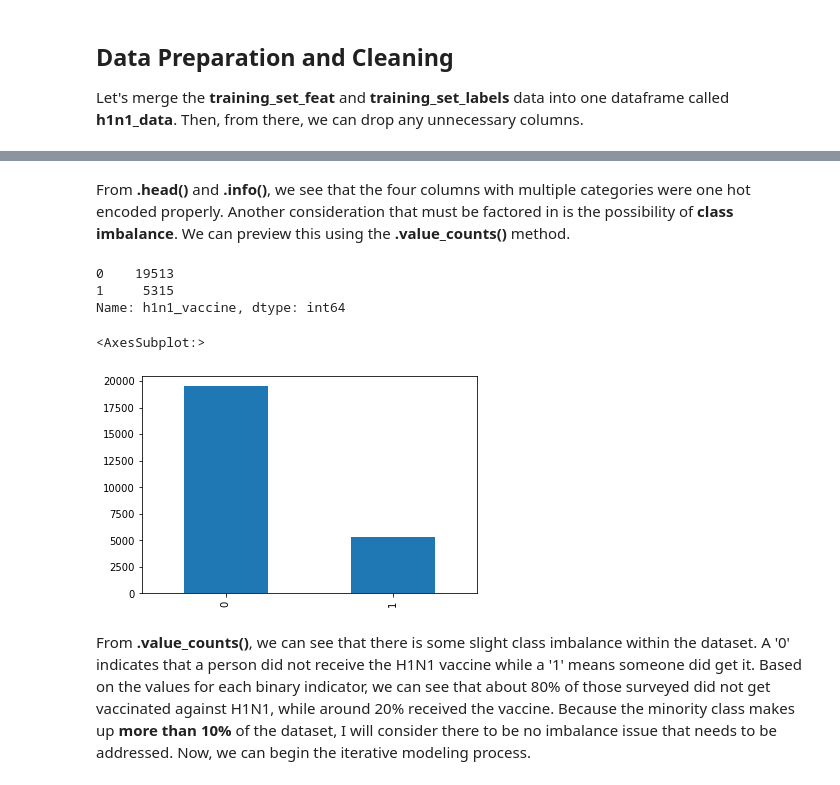
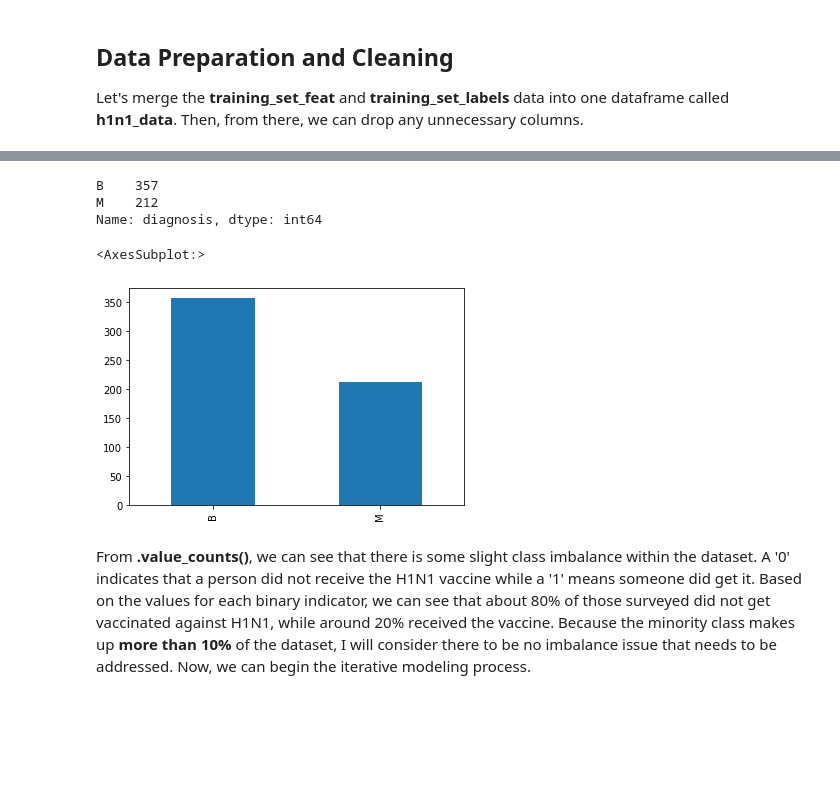
Before and after one commit to jbenedito99/Breast-Cancer-Classification, a Jupyter notebook: notebook.ipynb, the cells around one changed output, grey strips where cells are left out. Saved outputs shown, nothing was run; the diff lists cells and outputs as text; code cells hidden in the pictures; blank space fills up the shorter version.

Commit message:
Started data exploration

```diff
--- a/notebook.ipynb
+++ b/notebook.ipynb
@@ -19,6 +21,6 @@ I will start by exploring the <b>training_set_features</b> file using the <b>.he
 # %%
 import pandas as pd
 
-training_set_feat = pd.read_csv('training_set_features.csv', index_col=0)
-training_set_feat.head()
+breast_cancer_data = pd.read_csv('breast-cancer.csv', index_col=0)
+breast_cancer_data.head()
 # %% [output]
@@ -325,18 +72,16 @@ memory usage: 4.2 MB
-# %% [markdown]
-From <b>.head()</b> and <b>.info()</b>, we see that the four columns with multiple categories were one hot encoded properly. Another consideration that must be factored in is the possibility of <b>class imbalance</b>. We can preview this using the <b>.value_counts()</b> method.
 # %%
 # previewing possible class imbalance
-h1n1_data['h1n1_vaccine'].value_counts()
+breast_cancer_data['diagnosis'].value_counts()
 # %% [output]
-0    19513
-1     5315
-Name: h1n1_vaccine, dtype: int64
+B    357
+M    212
+Name: diagnosis, dtype: int64
 # %%
 # graphing value_counts
-h1n1_data.h1n1_vaccine.value_counts().plot(kind='bar')
+breast_cancer_data.diagnosis.value_counts().plot(kind='bar')
 # %% [output]
 <AxesSubplot:>
-[figure, old version]
+[figure, new version]
 # %% [markdown]
 From <b>.value_counts()</b>, we can see that there is some slight class imbalance within the dataset. A '0' indicates that a person did not receive the H1N1 vaccine while a '1' means someone did get it. Based on the values for each binary indicator, we can see that about 80% of those surveyed did not get vaccinated against H1N1, while around 20% received the vaccine. Because the minority class makes up <b>more than 10%</b> of the dataset, I will consider there to be no imbalance issue that needs to be addressed. Now, we can begin the iterative modeling process.
 # %% [markdown]
```
Also changed, not shown: parts of 28 cells of this notebook.
